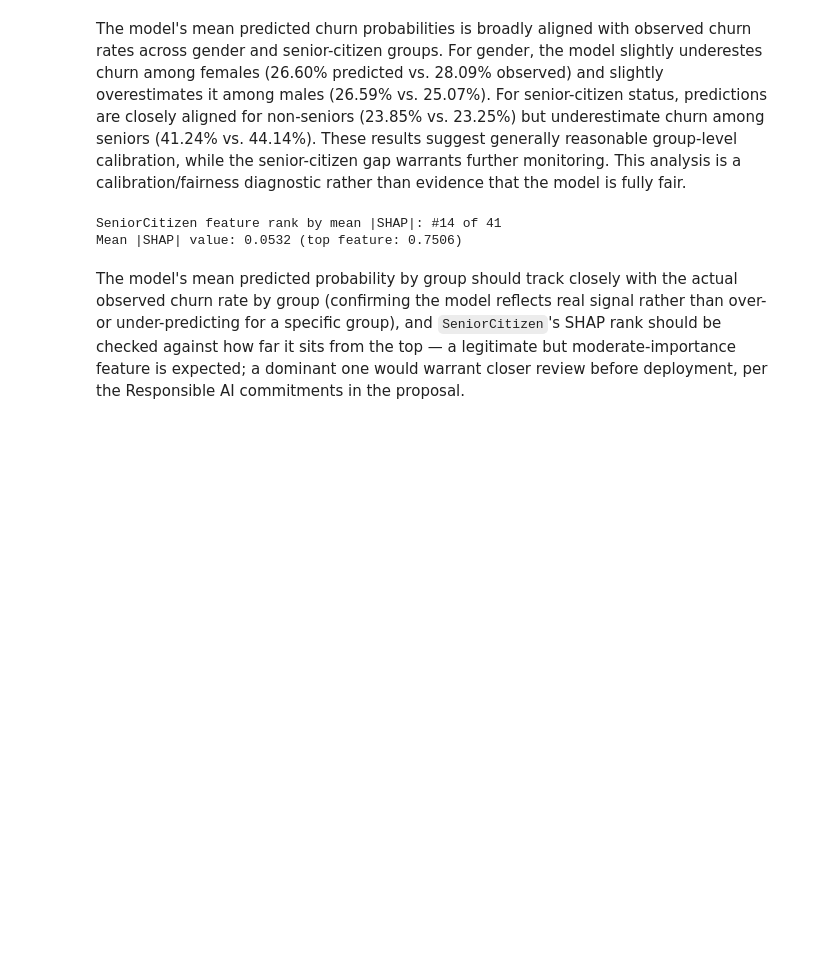
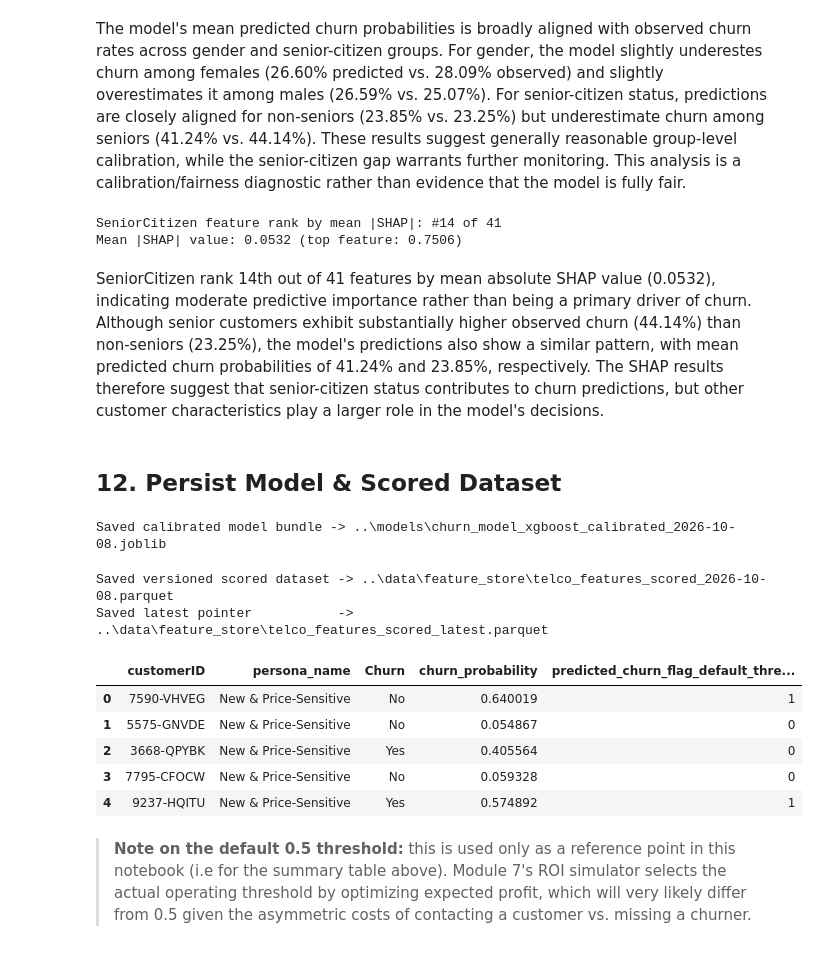
Before and after one commit to danielowuor/Customer-Retention-Intelligence-System, a Jupyter notebook: notebooks/03_classification_benchmarking.ipynb, the cells around one changed output. Cells and saved outputs as stored; diff of their text form; code cells hidden in the pictures; blank space fills up the shorter version.

Commit message:
feat: persist trained model and scored dataset for downstream use

```diff
--- a/notebooks/03_classification_benchmarking.ipynb
+++ b/notebooks/03_classification_benchmarking.ipynb
@@ -464,4 +464,42 @@ else:
 SeniorCitizen feature rank by mean |SHAP|: #14 of 41
 Mean |SHAP| value: 0.0532 (top feature: 0.7506)
 # %% [markdown]
-The model's mean predicted probability by group should track closely with the actual observed churn rate by group (confirming the model reflects real signal rather than over- or under-predicting for a specific group), and `SeniorCitizen`'s SHAP rank should be checked against how far it sits from the top — a legitimate but moderate-importance feature is expected; a dominant one would warrant closer review before deployment, per the Responsible AI commitments in the proposal.
+SeniorCitizen rank 14th out of 41 features by mean absolute SHAP value (0.0532), indicating moderate predictive importance rather than being a primary driver of churn. Although senior customers exhibit substantially higher observed churn (44.14%) than non-seniors (23.25%), the model's predictions also show a similar pattern, with mean predicted churn probabilities of 41.24% and 23.85%, respectively. The SHAP results therefore suggest that senior-citizen status contributes to churn predictions, but other customer characteristics play a larger role in the model's decisions.
+# %% [markdown]
+## 12. Persist Model & Scored Dataset
+# %%
+model_path = MODELS_DIR / f"churn_model_{best_model_name.lower().replace(' ', '_')}_calibrated_{date.today().isoformat()}.joblib"
+joblib.dump(
+    {"preprocessor": preprocessor, "calibrated_model": calibrated_model, "feature_cols": feature_cols,
+     "model_name": best_model_name, "trained_on": date.today().isoformat()},
+    model_path,
+)
+print(f"Saved calibrated model bundle -> {model_path}")
+# %% [output]
+Saved calibrated model bundle -> ..\models\churn_model_xgboost_calibrated_2026-10-08.joblib
+# %%
+# Score the full dataset (train + test) with the calibrated model for downstream modules
+X_full_enc = preprocessor.transform(X)
+df["churn_probability"] = calibrated_model.predict_proba(X_full_enc)[:, 1]
+df["predicted_churn_flag_default_threshold"] = (df["churn_probability"] >= 0.5).astype(int)
+
+scored_path = FEATURE_STORE_DIR / f"telco_features_scored_{date.today().isoformat()}.parquet"
+df.to_parquet(scored_path, index=False)
+
+latest_scored_path = FEATURE_STORE_DIR / "telco_features_scored_latest.parquet"
+df.to_parquet(latest_scored_path, index=False)
+
+print(f"Saved versioned scored dataset -> {scored_path}")
+print(f"Saved latest pointer           -> {latest_scored_path}")
+df[["customerID", "persona_name", "Churn", "churn_probability", "predicted_churn_flag_default_threshold"]].head()
+# %% [output]
+Saved versioned scored dataset -> ..\data\feature_store\telco_features_scored_2026-10-08.parquet
+Saved latest pointer           -> ..\data\feature_store\telco_features_scored_latest.parquet
+|  | customerID | persona_name | Churn | churn_probability | predicted_churn_flag_default_thre... |
+| 0 | 7590-VHVEG | New & Price-Sensitive | No | 0.640019 | 1 |
+| 1 | 5575-GNVDE | New & Price-Sensitive | No | 0.054867 | 0 |
+| 2 | 3668-QPYBK | New & Price-Sensitive | Yes | 0.405564 | 0 |
+| 3 | 7795-CFOCW | New & Price-Sensitive | No | 0.059328 | 0 |
+| 4 | 9237-HQITU | New & Price-Sensitive | Yes | 0.574892 | 1 |
+# %% [markdown]
+> **Note on the default 0.5 threshold:** this is used only as a reference point in this notebook (i.e for the summary table above). Module 7's ROI simulator selects the actual operating threshold by optimizing expected profit, which will very likely differ from 0.5 given the asymmetric costs of contacting a customer vs. missing a churner.
```
Also changed, not shown: parts of 1 cell of this notebook, 3 other files.
